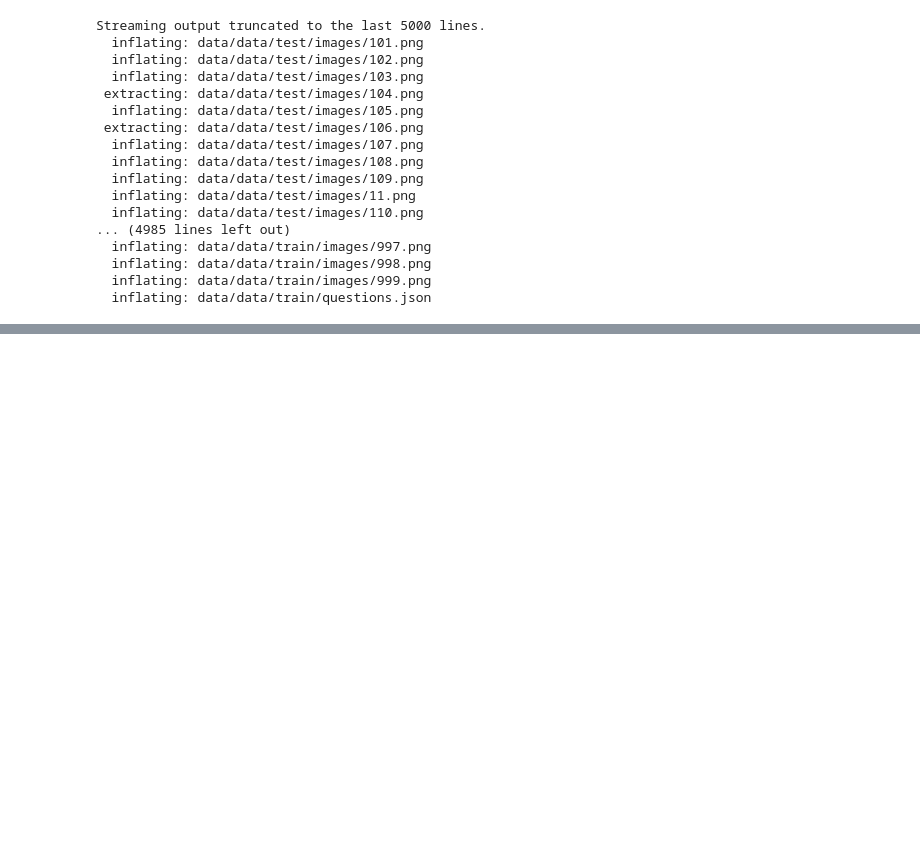
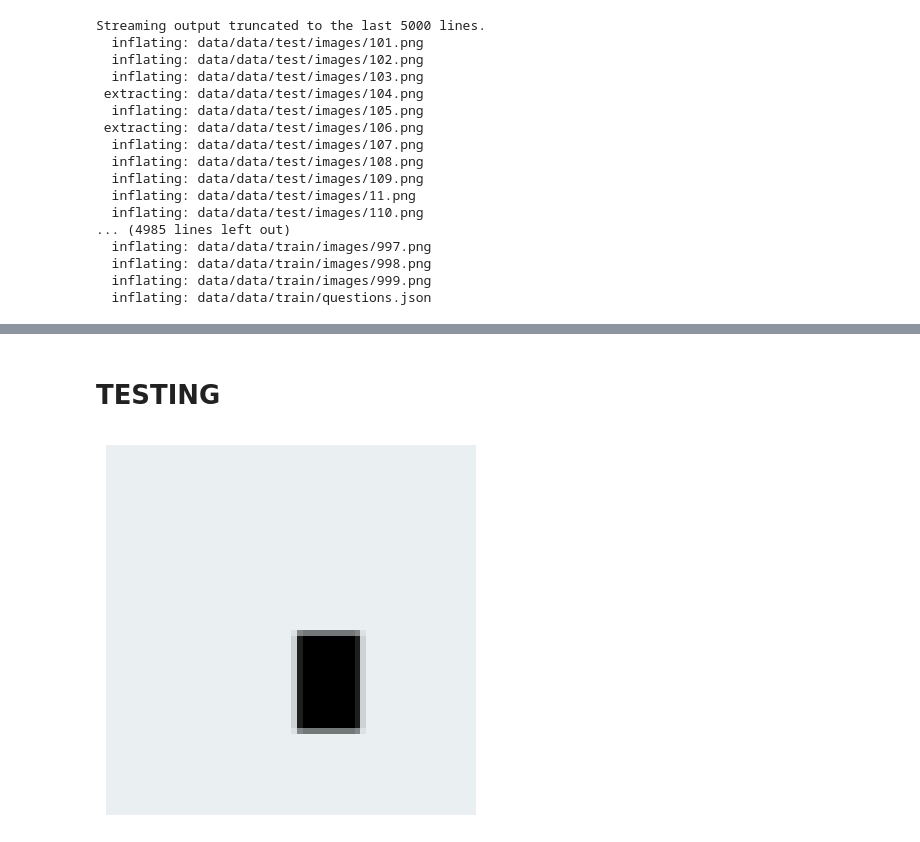
Before and after one commit to seika-afk/Visual-Question-Answering, a Jupyter notebook: notebook/VQA.ipynb, the cells around one changed output, grey strips where cells are left out. Cells and saved outputs as stored; diff of their text form; code cells hidden in the pictures; blank space fills up the shorter version.

```diff
--- a/notebook/VQA.ipynb
+++ b/notebook/VQA.ipynb
@@ -70,0 +234,2 @@ TEST: 9673
+# %% [markdown]
+# TESTING
@@ -70,0 +257,18 @@ TEST: 9673
+# %%
+image_file = "/content/data/data/test/images/11.png"
+# %%
+import cv2
+import matplotlib.pyplot as plt
+
+
+img = cv2.imread(image_file, cv2.IMREAD_COLOR)
+
+
+img = cv2.cvtColor(img, cv2.COLOR_BGR2RGB)
+
+
+plt.imshow(img)
+plt.axis('off')
+plt.show()
+# %% [output]
+[figure, added]
```
Also changed, not shown: parts of 26 cells of this notebook.
